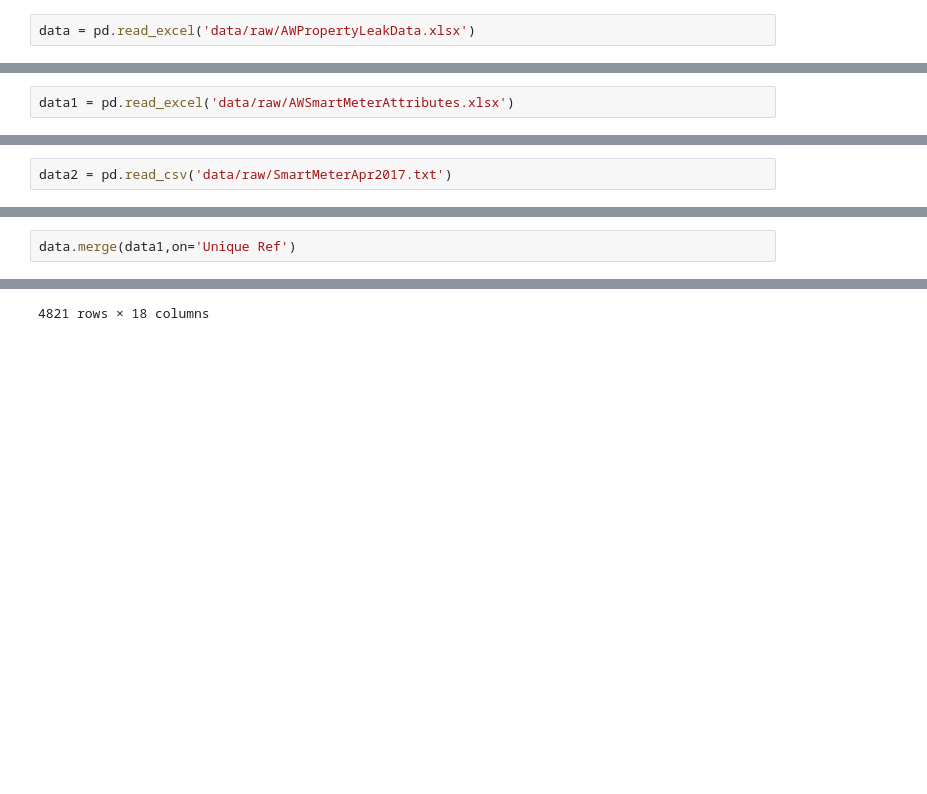
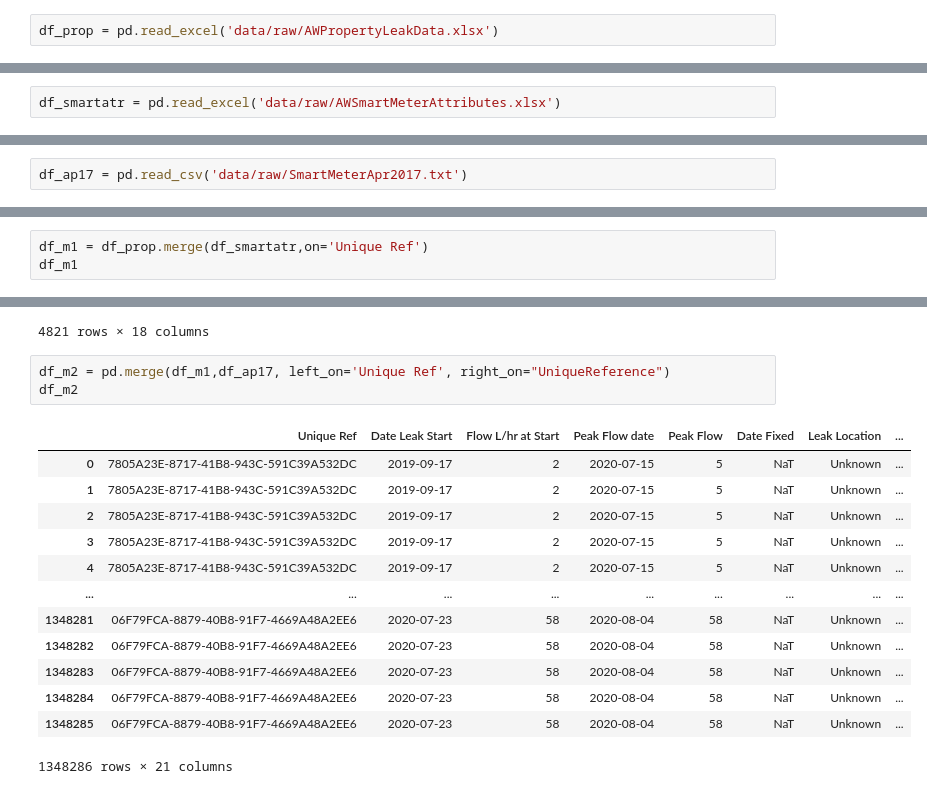
Before and after one commit to StorWater/StorWater_POC, a Jupyter notebook: notebooks/data_exploration_juan.ipynb, the cells around one changed output, grey strips where cells are left out. Saved outputs shown, nothing was run; the diff lists cells and outputs as text; blank space fills up the shorter version.

```diff
--- a/notebooks/data_exploration_juan.ipynb
+++ b/notebooks/data_exploration_juan.ipynb
@@ -40,4 +48,4 @@ aw_dict
 | 35 | SmartMeterXXXX | DateTime | Date | Hourly Date and Time stamp |
 | 36 | SmartMeterXXXX | Consumption | Value | Consumption data from the smart m... |
 # %%
-data = pd.read_excel('data/raw/AWPropertyLeakData.xlsx')
+df_prop = pd.read_excel('data/raw/AWPropertyLeakData.xlsx')
@@ -60,2 +68,2 @@ data
 # %%
-data1 = pd.read_excel('data/raw/AWSmartMeterAttributes.xlsx')
+df_smartatr = pd.read_excel('data/raw/AWSmartMeterAttributes.xlsx')
@@ -78,3 +86,3 @@ data1
 # %%
-data2 = pd.read_csv('data/raw/SmartMeterApr2017.txt')
+df_ap17 = pd.read_csv('data/raw/SmartMeterApr2017.txt')
 # %%
@@ -96,5 +100,6 @@ KeyError: 'UniqueReference'
 # %%
-data.merge(data1,on='Unique Ref')
+df_m1 = df_prop.merge(df_smartatr,on='Unique Ref')
+df_m1
 # %% [output]
 |  | Unique Ref | Date Leak Start | Flow L/hr at Start | Peak Flow date | Peak Flow | Date Fixed | Leak Location | ... |
 | 0 | A7B4F1C4-E185-4A49-BE69-C2246CBBB5C9 | 2018-04-03 | 5 | 2018-04-25 | 5 | 2018-05-04 | Internal | ... |
@@ -109,3 +114,20 @@ data.merge(data1,on='Unique Ref')
 | 4819 | 208184EC-1E81-4C0F-BD2A-076A231C06FF | 2020-07-24 | 36 | 2020-08-04 | 36 | NaT | Unknown | ... |
 | 4820 | 06F79FCA-8879-40B8-91F7-4669A48A2EE6 | 2020-07-23 | 58 | 2020-08-04 | 58 | NaT | Unknown | ... |
 4821 rows × 18 columns
+# %%
+df_m2 = pd.merge(df_m1,df_ap17, left_on='Unique Ref', right_on="UniqueReference")
+df_m2
+# %% [output]
+|  | Unique Ref | Date Leak Start | Flow L/hr at Start | Peak Flow date | Peak Flow | Date Fixed | Leak Location | ... |
+| 0 | 7805A23E-8717-41B8-943C-591C39A532DC | 2019-09-17 | 2 | 2020-07-15 | 5 | NaT | Unknown | ... |
+| 1 | 7805A23E-8717-41B8-943C-591C39A532DC | 2019-09-17 | 2 | 2020-07-15 | 5 | NaT | Unknown | ... |
+| 2 | 7805A23E-8717-41B8-943C-591C39A532DC | 2019-09-17 | 2 | 2020-07-15 | 5 | NaT | Unknown | ... |
+| 3 | 7805A23E-8717-41B8-943C-591C39A532DC | 2019-09-17 | 2 | 2020-07-15 | 5 | NaT | Unknown | ... |
+| 4 | 7805A23E-8717-41B8-943C-591C39A532DC | 2019-09-17 | 2 | 2020-07-15 | 5 | NaT | Unknown | ... |
+| ... | ... | ... | ... | ... | ... | ... | ... | ... |
+| 1348281 | 06F79FCA-8879-40B8-91F7-4669A48A2EE6 | 2020-07-23 | 58 | 2020-08-04 | 58 | NaT | Unknown | ... |
+| 1348282 | 06F79FCA-8879-40B8-91F7-4669A48A2EE6 | 2020-07-23 | 58 | 2020-08-04 | 58 | NaT | Unknown | ... |
+| 1348283 | 06F79FCA-8879-40B8-91F7-4669A48A2EE6 | 2020-07-23 | 58 | 2020-08-04 | 58 | NaT | Unknown | ... |
+| 1348284 | 06F79FCA-8879-40B8-91F7-4669A48A2EE6 | 2020-07-23 | 58 | 2020-08-04 | 58 | NaT | Unknown | ... |
+| 1348285 | 06F79FCA-8879-40B8-91F7-4669A48A2EE6 | 2020-07-23 | 58 | 2020-08-04 | 58 | NaT | Unknown | ... |
+1348286 rows × 21 columns
```
Also changed, not shown: parts of 10 cells of this notebook.
